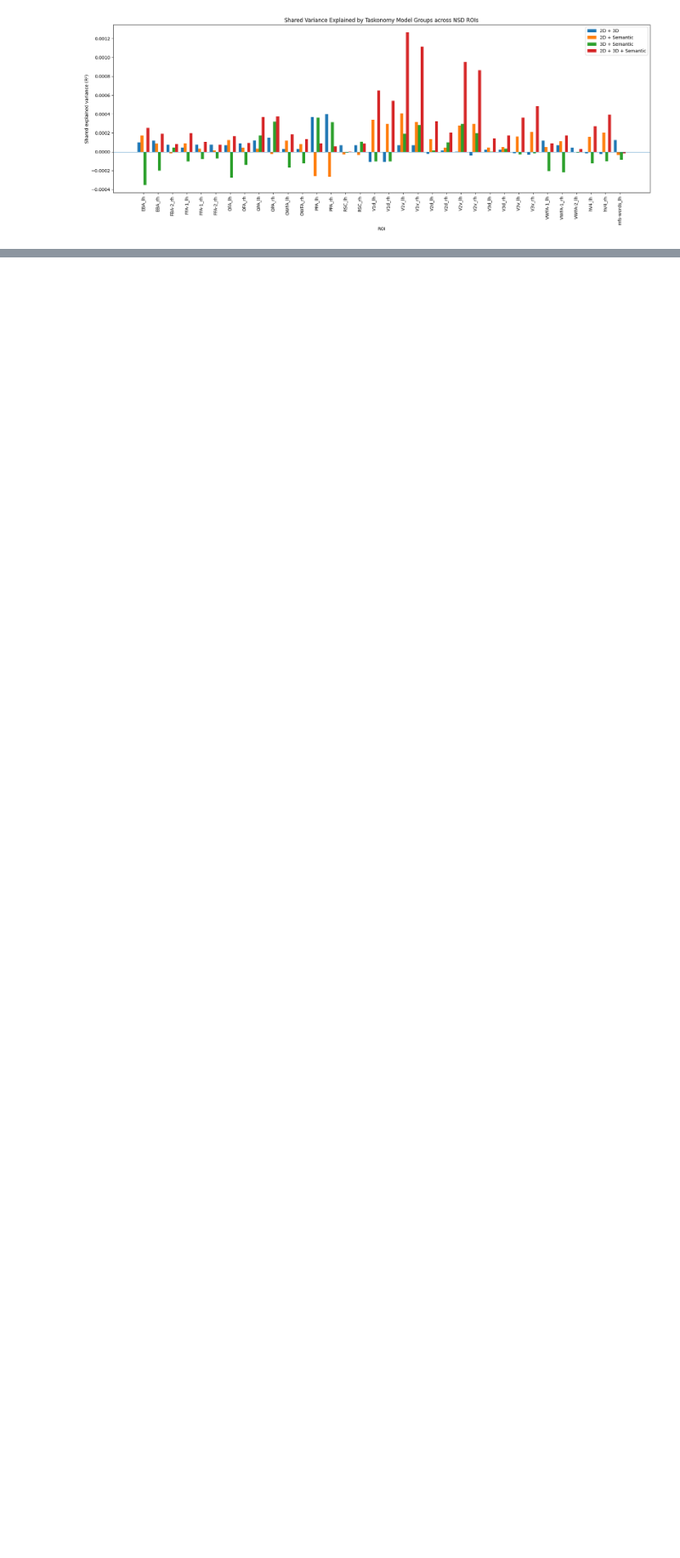
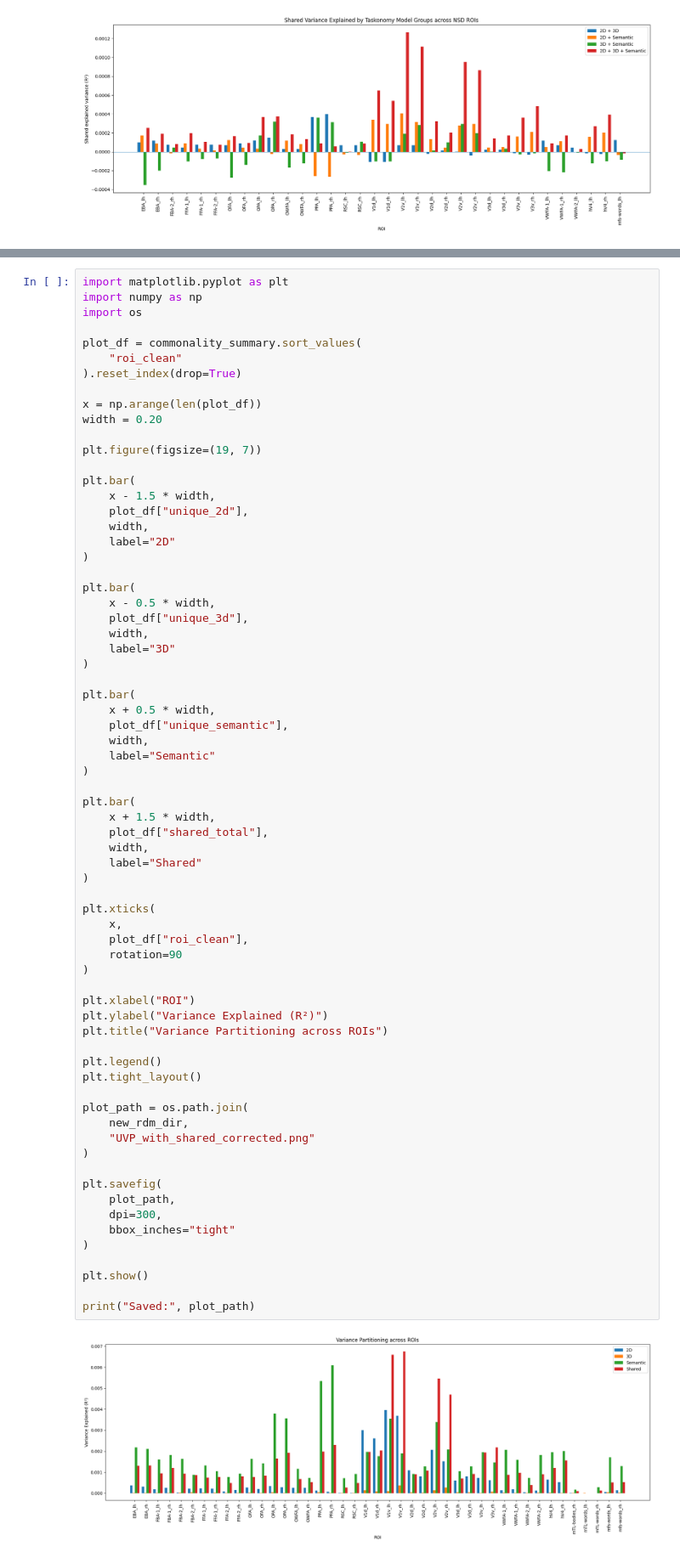
Before and after one commit to sari-saba-sadiya/Unravelling-Brain-Func-LAION, a Jupyter notebook: Ruxandra/Taskonomy_NSD_pipeline.ipynb, the cells around one changed output, grey strips where cells are left out. Shown at 85% size. Saved outputs shown, nothing was run; the diff lists cells and outputs as text; blank space fills up the shorter version.

```diff
--- a/Ruxandra/Taskonomy_NSD_pipeline.ipynb
+++ b/Ruxandra/Taskonomy_NSD_pipeline.ipynb
@@ -2197,0 +3506,71 @@ plt.show()
+# %%
+import matplotlib.pyplot as plt
+import numpy as np
+import os
+
+plot_df = commonality_summary.sort_values(
+    "roi_clean"
+).reset_index(drop=True)
+
+x = np.arange(len(plot_df))
+width = 0.20
+
+plt.figure(figsize=(19, 7))
+
+plt.bar(
+    x - 1.5 * width,
+    plot_df["unique_2d"],
+    width,
+    label="2D"
+)
+
+plt.bar(
+    x - 0.5 * width,
+    plot_df["unique_3d"],
+    width,
+    label="3D"
+)
+
+plt.bar(
+    x + 0.5 * width,
+    plot_df["unique_semantic"],
+    width,
+    label="Semantic"
+)
+
+plt.bar(
+    x + 1.5 * width,
+    plot_df["shared_total"],
+    width,
+    label="Shared"
+)
+
+plt.xticks(
+    x,
+    plot_df["roi_clean"],
+    rotation=90
+)
+
+plt.xlabel("ROI")
+plt.ylabel("Variance Explained (R²)")
+plt.title("Variance Partitioning across ROIs")
+
+plt.legend()
+plt.tight_layout()
+
+plot_path = os.path.join(
+    new_rdm_dir,
+    "UVP_with_shared_corrected.png"
+)
+
+plt.savefig(
+    plot_path,
+    dpi=300,
+    bbox_inches="tight"
+)
+
+plt.show()
+
+print("Saved:", plot_path)
+# %% [output]
+[figure, added]
```
Also changed, not shown: parts of 30 cells of this notebook.
